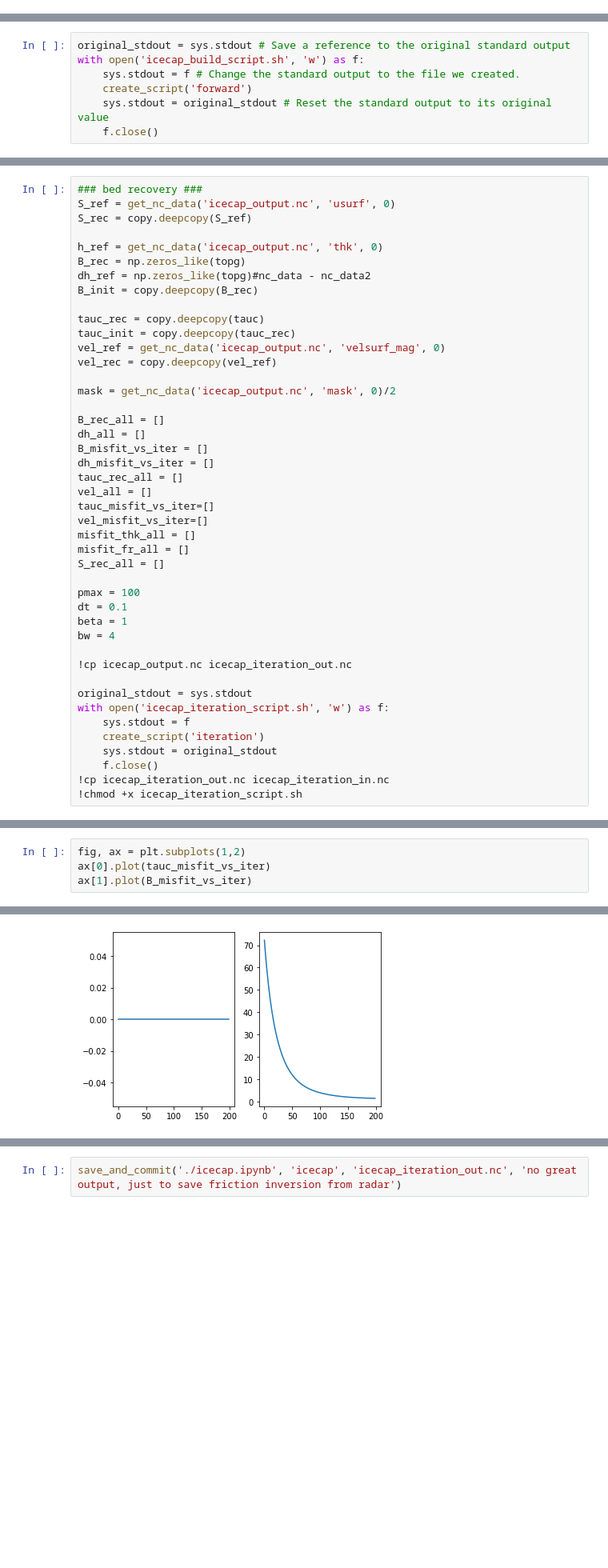
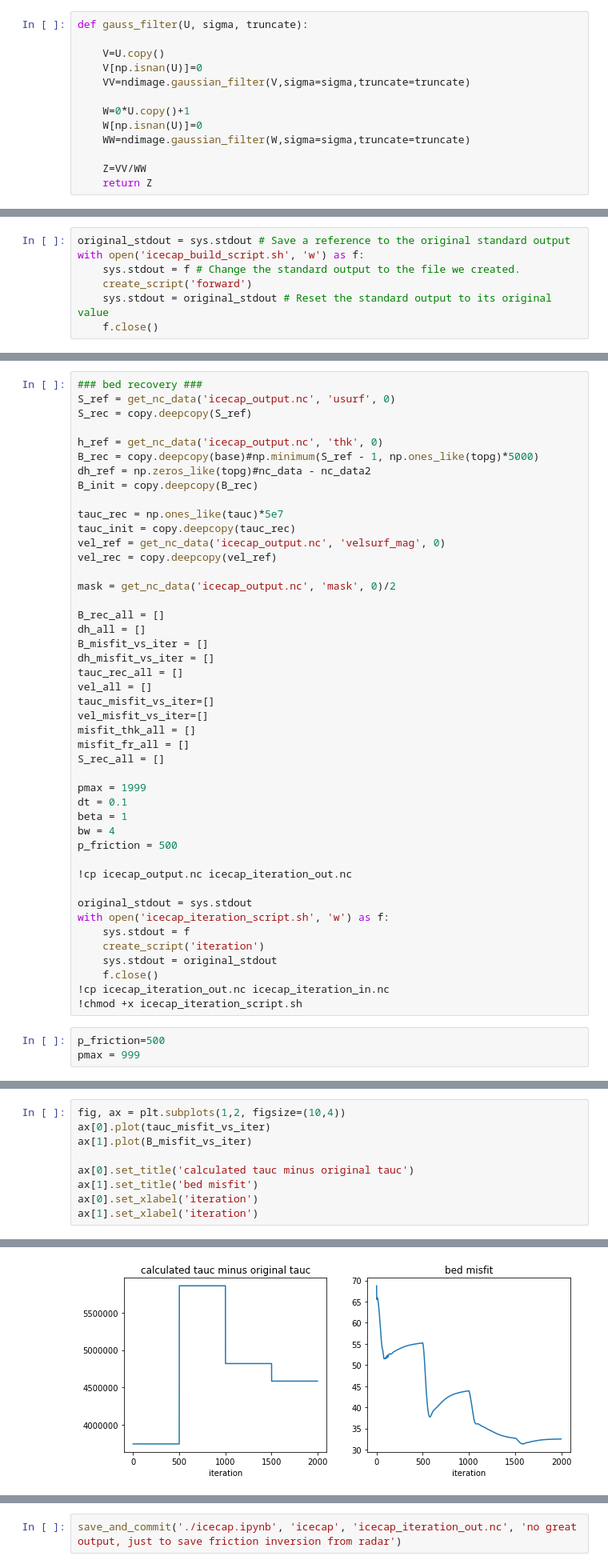
Before and after one commit to hahohe1892/thick_inv, a Jupyter notebook: icecap.ipynb, the cells around one changed output, grey strips where cells are left out. Shown at 80% size. Drawn from its saved outputs; the diff is of its cells as text; blank space fills up the shorter version.

Commit message:
only save notebook: testing icecap in new layout with friction update based on velocity; works very well it seems!

```diff
--- a/icecap.ipynb
+++ b/icecap.ipynb
@@ -207,2 +244,15 @@ NetCDF file  icecap_initialSetup.nc  created
+# %%
+def gauss_filter(U, sigma, truncate):
+
+    V=U.copy()
+    V[np.isnan(U)]=0
+    VV=ndimage.gaussian_filter(V,sigma=sigma,truncate=truncate)
+
+    W=0*U.copy()+1
+    W[np.isnan(U)]=0
+    WW=ndimage.gaussian_filter(W,sigma=sigma,truncate=truncate)
+
+    Z=VV/WW
+    return Z
 # %%
 fig, axes = plt.subplots()
@@ -312,11 +362,11 @@ S_ref = get_nc_data('icecap_output.nc', 'usurf', 0)
 S_rec = copy.deepcopy(S_ref)
 
 h_ref = get_nc_data('icecap_output.nc', 'thk', 0)
-B_rec = np.zeros_like(topg)
+B_rec = copy.deepcopy(base)#np.minimum(S_ref - 1, np.ones_like(topg)*5000)
 dh_ref = np.zeros_like(topg)#nc_data - nc_data2
 B_init = copy.deepcopy(B_rec)
 
-tauc_rec = copy.deepcopy(tauc)
+tauc_rec = np.ones_like(tauc)*5e7
 tauc_init = copy.deepcopy(tauc_rec)
 vel_ref = get_nc_data('icecap_output.nc', 'velsurf_mag', 0)
 vel_rec = copy.deepcopy(vel_ref)
@@ -335,10 +385,11 @@ misfit_thk_all = []
 misfit_fr_all = []
 S_rec_all = []
 
-pmax = 100
+pmax = 1999
 dt = 0.1
 beta = 1
 bw = 4
+p_friction = 500
 
 !cp icecap_output.nc icecap_iteration_out.nc
 
@@ -350,6 +401,9 @@ with open('icecap_iteration_script.sh', 'w') as f:
     f.close()
 !cp icecap_iteration_out.nc icecap_iteration_in.nc
 !chmod +x icecap_iteration_script.sh
+# %%
+p_friction=500
+pmax = 999
 # %%
 for p in tqdm.trange(0, pmax):
 
@@ -455,5 +539,10 @@ fig.colorbar(field2, ax = axes[2])
 # %%
-fig, ax = plt.subplots(1,2)
+fig, ax = plt.subplots(1,2, figsize=(10,4))
 ax[0].plot(tauc_misfit_vs_iter)
 ax[1].plot(B_misfit_vs_iter)
+
+ax[0].set_title('calculated tauc minus original tauc')
+ax[1].set_title('bed misfit')
+ax[0].set_xlabel('iteration')
+ax[1].set_xlabel('iteration')
 # %% [output]
@@ -461,4 +550,4 @@ ax[1].plot(B_misfit_vs_iter)
-[figure, old version]
+[figure, new version]
 # %%
 from matplotlib import colors as plt_colors
 
```
Also changed, not shown: parts of 17 cells of this notebook, 4 other files.
